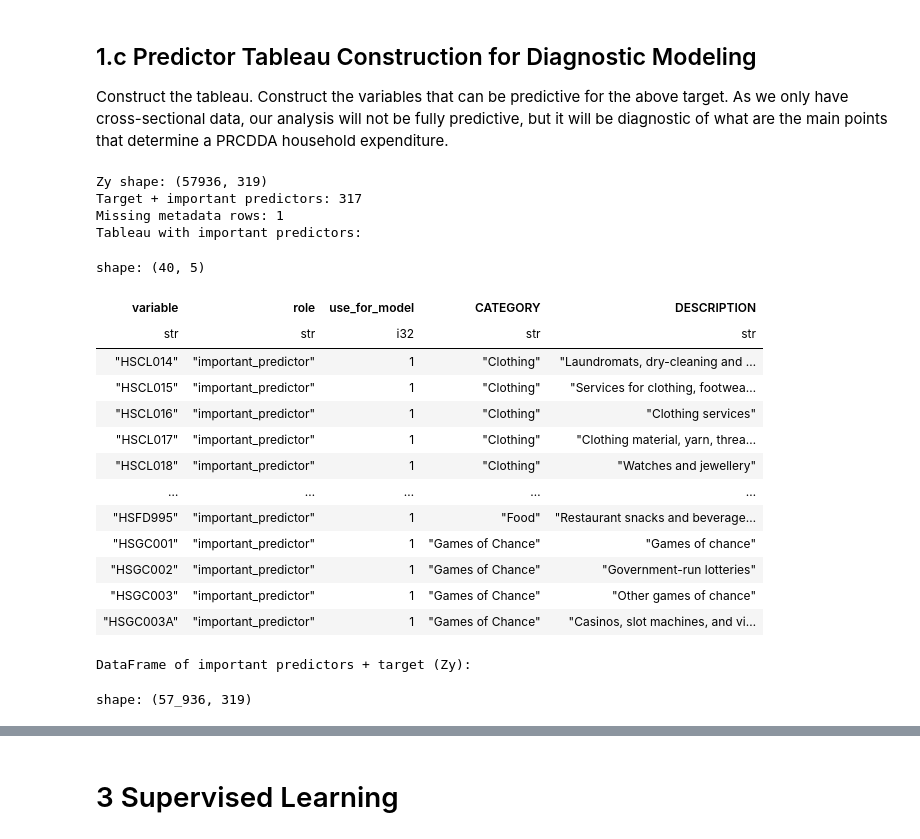
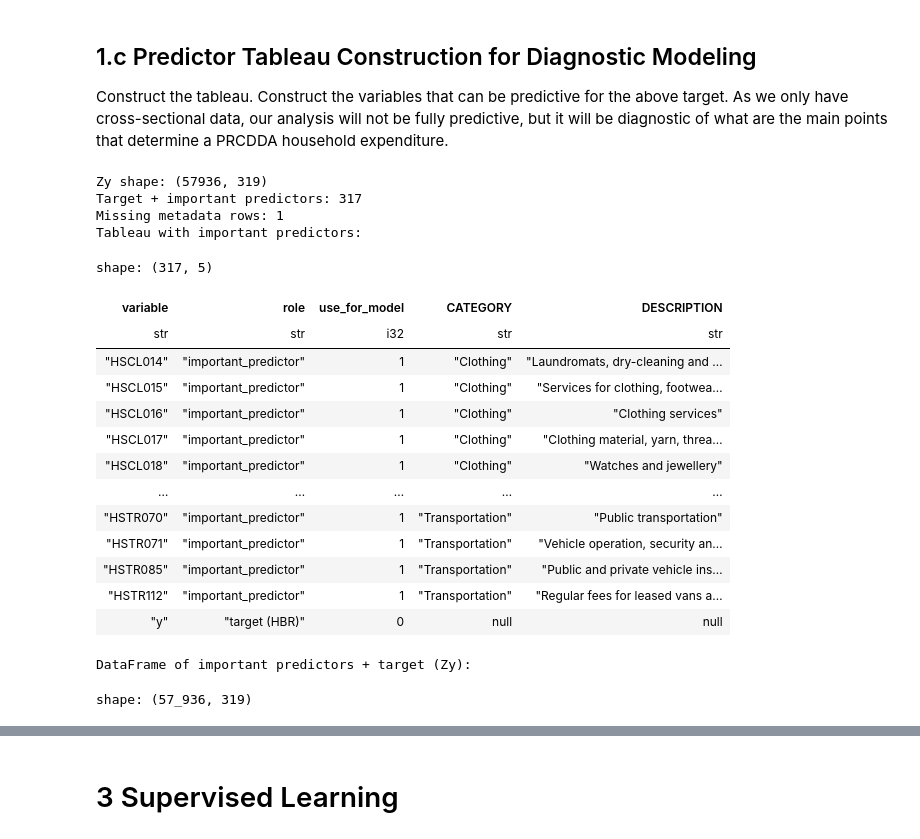
Before and after one commit to PhilippMayorov/UG39_Group_Project, a Jupyter notebook: CAD_household_analysis.ipynb, the cells around one changed output, grey strips where cells are left out. Saved outputs shown, nothing was run; the diff lists cells and outputs as text; code cells hidden in the pictures.

```diff
--- a/CAD_household_analysis.ipynb
+++ b/CAD_household_analysis.ipynb
@@ -350,40 +350,40 @@ Zy = Zy.select(selected_columns)
 
 # Tableau for report (target + important predictors)
 tableau_important = tableau.filter(
     pl.col("role").is_in(["target (HBR)", "important_predictor"])
 ).sort(["role", "CATEGORY", "variable"])
 
 print("Zy shape:", Zy.shape)
 print("Target + important predictors:", tableau_important.height)
 print("Missing metadata rows:", tableau_important.filter(pl.col("DESCRIPTION").is_null()).height)
 
 print("Tableau with important predictors:")
-display(tableau_important.head(40))
+display(tableau_important)
 
 print("DataFrame of important predictors + target (Zy):")
 display(Zy)
 
 # Path("exports").mkdir(exist_ok=True)
 # tableau_important.write_csv("exports/tableau_target_and_important_predictors.csv")
 # %% [output]
 Zy shape: (57936, 319)
 Target + important predictors: 317
 Missing metadata rows: 1
 Tableau with important predictors:
-shape: (40, 5)
+shape: (317, 5)
 | variable | role | use_for_model | CATEGORY | DESCRIPTION |
 | str | str | i32 | str | str |
 | "HSCL014" | "important_predictor" | 1 | "Clothing" | "Laundromats, dry-cleaning and … |
 | "HSCL015" | "important_predictor" | 1 | "Clothing" | "Services for clothing, footwea… |
 | "HSCL016" | "important_predictor" | 1 | "Clothing" | "Clothing services" |
 | "HSCL017" | "important_predictor" | 1 | "Clothing" | "Clothing material, yarn, threa… |
 | "HSCL018" | "important_predictor" | 1 | "Clothing" | "Watches and jewellery" |
 | … | … | … | … | … |
-| "HSFD995" | "important_predictor" | 1 | "Food" | "Restaurant snacks and beverage… |
-| "HSGC001" | "important_predictor" | 1 | "Games of Chance" | "Games of chance" |
-| "HSGC002" | "important_predictor" | 1 | "Games of Chance" | "Government-run lotteries" |
-| "HSGC003" | "important_predictor" | 1 | "Games of Chance" | "Other games of chance" |
-| "HSGC003A" | "important_predictor" | 1 | "Games of Chance" | "Casinos, slot machines, and vi… |
+| "HSTR070" | "important_predictor" | 1 | "Transportation" | "Public transportation" |
+| "HSTR071" | "important_predictor" | 1 | "Transportation" | "Vehicle operation, security an… |
+| "HSTR085" | "important_predictor" | 1 | "Transportation" | "Public and private vehicle ins… |
+| "HSTR112" | "important_predictor" | 1 | "Transportation" | "Regular fees for leased vans a… |
+| "y" | "target (HBR)" | 0 | null | null |
 DataFrame of important predictors + target (Zy):
 shape: (57_936, 319)
 | CODE | GEO | HSFD001 | HSFD003 | HSFD990 | HSFD991 | HSFD992 | HSFD993 | HSFD994 | HSFD995 | HSFD1100 | HSHO001 | ... |
```
Also changed, not shown: parts of 15 cells of this notebook.
